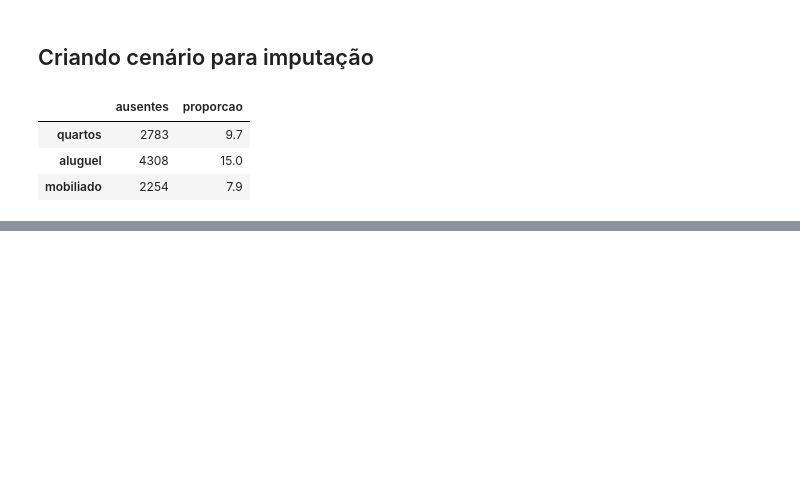
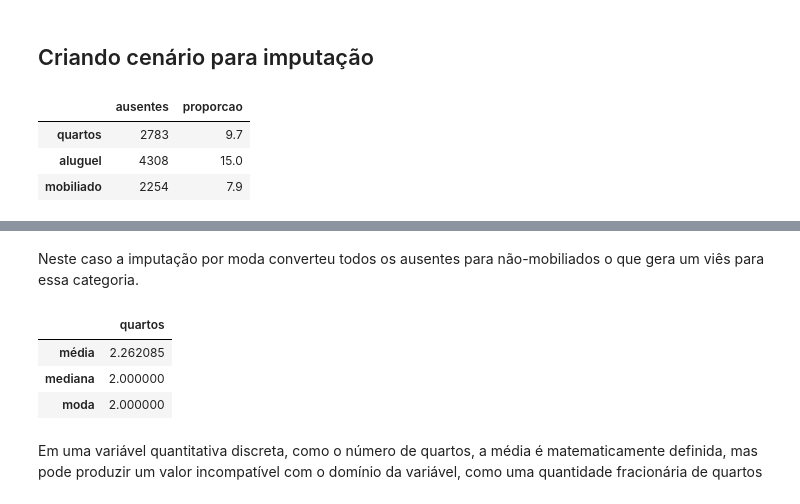
Before and after one commit to moraesadanilo/data-science, a Jupyter notebook: Unidade_2/Aula_06/laboratorio_06.ipynb, the cells around one changed output, grey strips where cells are left out. Saved outputs shown, nothing was run; the diff lists cells and outputs as text; code cells hidden in the pictures; blank space fills up the shorter version.

```diff
--- a/Unidade_2/Aula_06/laboratorio_06.ipynb
+++ b/Unidade_2/Aula_06/laboratorio_06.ipynb
@@ -277,0 +434,25 @@ imoveis_ausentes = (
+# %% [markdown]
+Neste caso a imputação por moda converteu todos os ausentes para não-mobiliados o que gera um viês para essa categoria.
+# %%
+# Média, mediana e moda do número de quartos
+(
+    pd.Series(
+        {
+            "média": imoveis_ausentes.quartos.mean(),
+            "mediana": imoveis_ausentes.quartos.median(),
+            "moda": (
+                imoveis_ausentes.quartos.mode()
+                .iloc[0]
+            ),
+        },
+        name="quartos",
+    )
+    .to_frame()
+)
+# %% [output]
+|  | quartos |
+| média | 2.262085 |
+| mediana | 2.000000 |
+| moda | 2.000000 |
+# %% [markdown]
+Em uma variável quantitativa discreta, como o número de quartos, a média é matematicamente definida, mas pode produzir um valor incompatível com o domínio da variável, como uma quantidade fracionária de quartos
```
Also changed, not shown: parts of 12 cells of this notebook.
